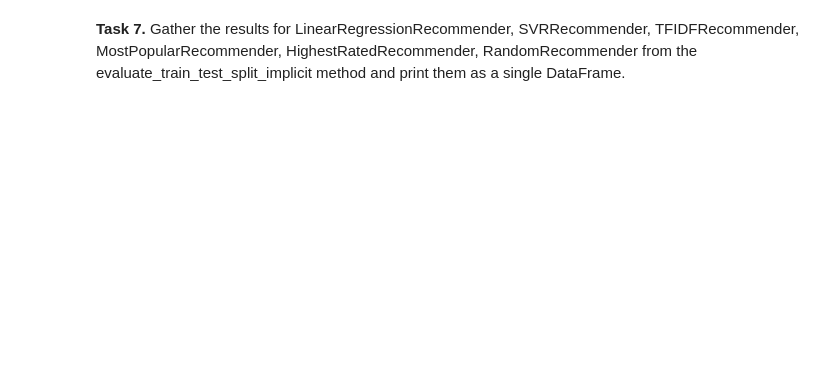
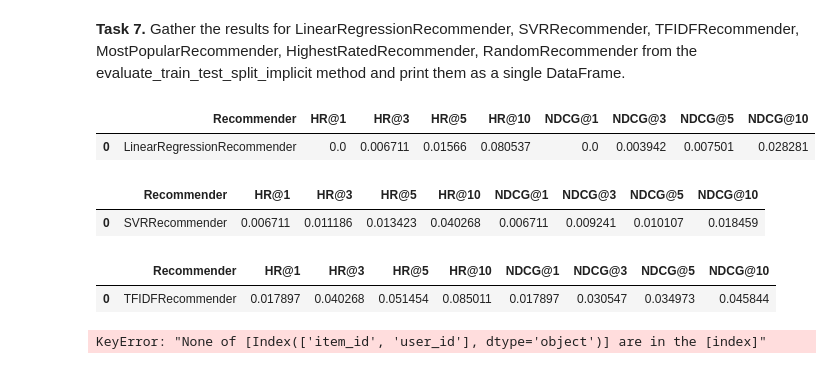
Before and after one commit to mmarlewski/recommender-systems-class, a Jupyter notebook: class_04_content_based_recommenders.ipynb, the cells around one changed output. Drawn from its saved outputs; the diff is of its cells as text; code cells hidden in the pictures; blank space fills up the shorter version.

```diff
--- a/class_04_content_based_recommenders.ipynb
+++ b/class_04_content_based_recommenders.ipynb
@@ -540,7 +782,28 @@ without using TfidfVectorizer (you can use loops).
 Evaluate the TFIDFRecommender with it using leave-one-out procedure for implicit feedback, print HR@1, HR@3, HR@5, HR@10, NDCG@1, NDCG@3, NDCG@5, NDCG@10.
 # %%
 def calculate_tf_idf_scores(interactions_df):
-    # Write your code here
+
+    users = interactions_df["user_id"].unique().tolist()
+    n_users = len(users)
+    genres = list(set("|".join(interactions_df['genres'].tolist()).split("|")))
+
+    interactions_df["genres"] = interactions_df["genres"].str.split("|")
+
+    users_genres = defaultdict(lambda: [])
+    tfidf_scores = defaultdict(lambda: 0.0)
+
+    for index,row in interactions_df.iterrows():
+        users_genres[row["user_id"]] += row["genres"]
+
+    for user in users:
+        for genre in genres:
+            tf = users_genres[user].count(genre)
+            users_with_genre = 0
+            for _user,_genres in users_genres.items():
+                users_with_genre += 1 if genre in _genres else 0
+            idf = np.log(n_users/users_with_genre)
+            tfidf = tf*idf
+            tfidf_scores[(user,genre)] = tfidf
 
     return tfidf_scores
 # %%
@@ -844,4 +1275,32 @@ display(HTML(results.to_html()))
 # %% [markdown]
 **Task 7.** Gather the results for LinearRegressionRecommender, SVRRecommender, TFIDFRecommender, MostPopularRecommender, HighestRatedRecommender, RandomRecommender from the evaluate_train_test_split_implicit method and print them as a single DataFrame.
 # %%
-# Write your code here
+linear_recommender = LinearRegressionRecommender()
+svr_recommender = SVRRecommender()
+tfidf_recommender = TFIDFRecommender()
+most_popular_recommender = MostPopularRecommender()
+highest_rated_recommender = HighestRatedRecommender()
+random_recommender = RandomRecommender()
+
+recommenders = [linear_recommender,svr_recommender,tfidf_recommender,most_popular_recommender,highest_rated_recommender,random_recommender]
+
+all_results = []
+
+for recommender in recommenders:
+    results = [[type(recommender).__name__] + list(evaluate_train_test_split_implicit(
+        recommender, ml_ratings_df, ml_movies_df))]
+
+    results = pd.DataFrame(results,
+                           columns=['Recommender', 'HR@1', 'HR@3', 'HR@5', 'HR@10', 'NDCG@1', 'NDCG@3', 'NDCG@5', 'NDCG@10'])
+    all_results.append(results)
+
+all_results = pd.concat(all_results).reset_index(drop=True)
+print(all_results)
+# %% [output]
+|  | Recommender | HR@1 | HR@3 | HR@5 | HR@10 | NDCG@1 | NDCG@3 | NDCG@5 | NDCG@10 |
+| 0 | LinearRegressionRecommender | 0.0 | 0.006711 | 0.01566 | 0.080537 | 0.0 | 0.003942 | 0.007501 | 0.028281 |
+|  | Recommender | HR@1 | HR@3 | HR@5 | HR@10 | NDCG@1 | NDCG@3 | NDCG@5 | NDCG@10 |
+| 0 | SVRRecommender | 0.006711 | 0.011186 | 0.013423 | 0.040268 | 0.006711 | 0.009241 | 0.010107 | 0.018459 |
+|  | Recommender | HR@1 | HR@3 | HR@5 | HR@10 | NDCG@1 | NDCG@3 | NDCG@5 | NDCG@10 |
+| 0 | TFIDFRecommender | 0.017897 | 0.040268 | 0.051454 | 0.085011 | 0.017897 | 0.030547 | 0.034973 | 0.045844 |
+KeyError: "None of [Index(['item_id', 'user_id'], dtype='object')] are in the [index]"
```
Also changed, not shown: parts of 20 cells of this notebook, 8 other files.
